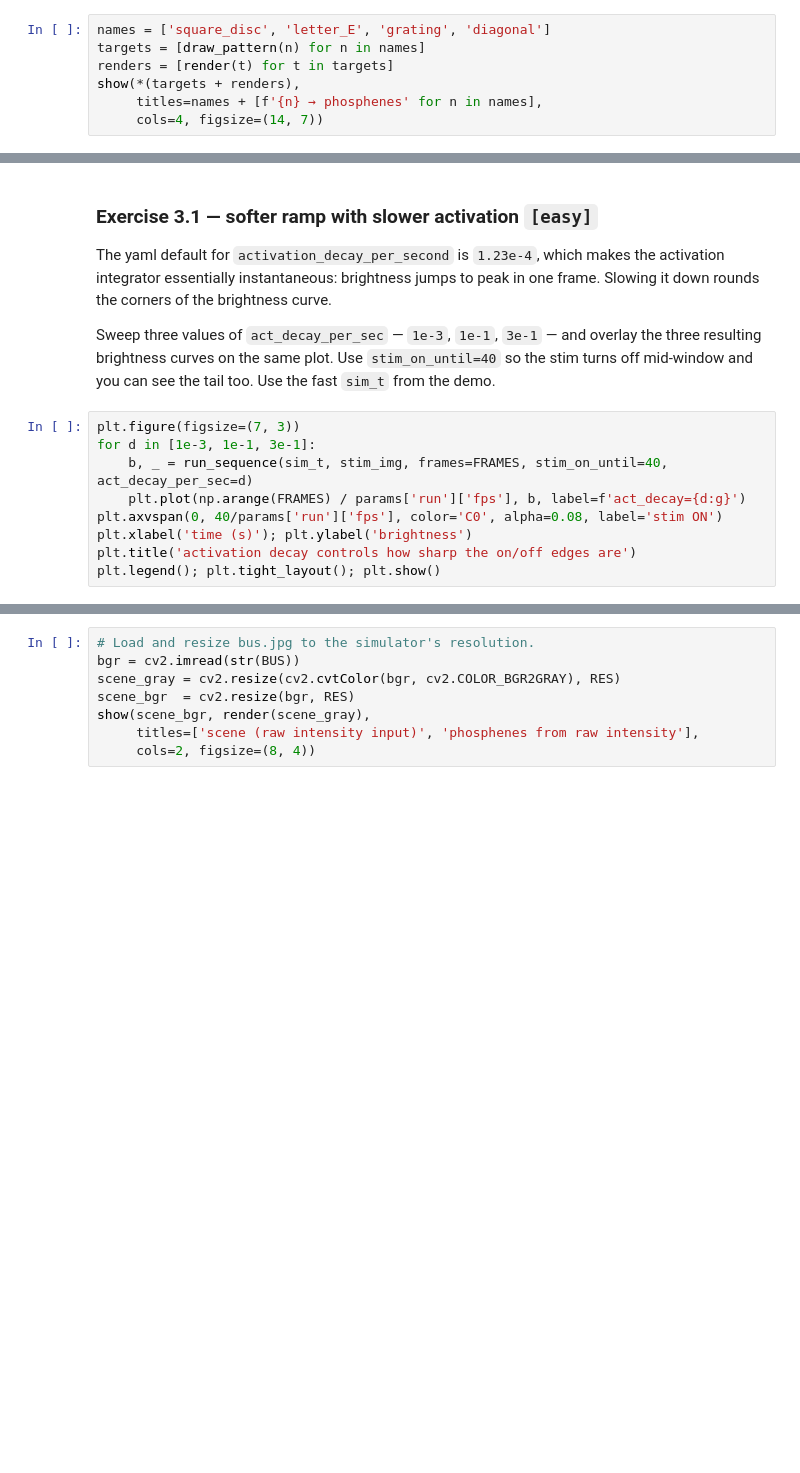
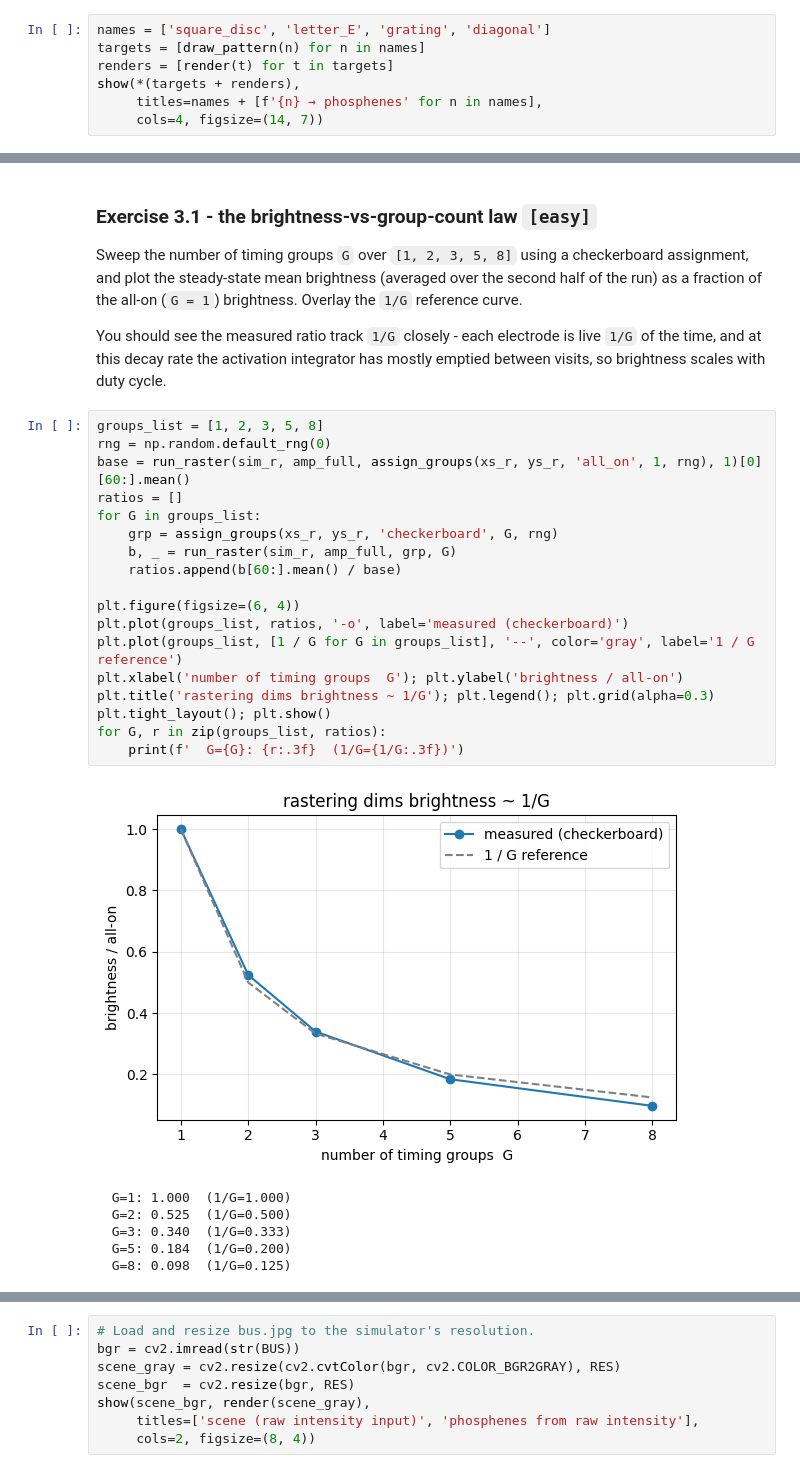
Before and after one commit to NeuroTechHub/AIMD_bootcamp, a Jupyter notebook: modules/M4-phosphene-simulation/phosphene-simulation-solution.ipynb, the cells around one changed output, grey strips where cells are left out. Cells and saved outputs as stored; diff of their text form; blank space fills up the shorter version.

```diff
--- a/modules/M4-phosphene-simulation/phosphene-simulation-solution.ipynb
+++ b/modules/M4-phosphene-simulation/phosphene-simulation-solution.ipynb
@@ -500,22 +592,37 @@ plt.tight_layout(); plt.show()
 # %% [markdown]
-### Exercise 3.1 — softer ramp with slower activation `[easy]`
+### Exercise 3.1 - the brightness-vs-group-count law `[easy]`
 
-The yaml default for `activation_decay_per_second` is `1.23e-4`, which
-makes the activation integrator essentially instantaneous: brightness
-jumps to peak in one frame. Slowing it down rounds the corners of the
-brightness curve.
+Sweep the number of timing groups `G` over `[1, 2, 3, 5, 8]` using a
+checkerboard assignment, and plot the steady-state mean brightness
+(averaged over the second half of the run) as a fraction of the all-on
+(`G = 1`) brightness. Overlay the `1/G` reference curve.
 
-Sweep three values of `act_decay_per_sec` — `1e-3`, `1e-1`, `3e-1` — and overlay
-the three resulting brightness curves on the same plot. Use
-`stim_on_until=40` so the stim turns off mid-window and you can see the
-tail too. Use the fast `sim_t` from the demo.
+You should see the measured ratio track `1/G` closely - each electrode is
+live `1/G` of the time, and at this decay rate the activation integrator
+has mostly emptied between visits, so brightness scales with duty cycle.
 # %%
-plt.figure(figsize=(7, 3))
-for d in [1e-3, 1e-1, 3e-1]:
-    b, _ = run_sequence(sim_t, stim_img, frames=FRAMES, stim_on_until=40, act_decay_per_sec=d)
-    plt.plot(np.arange(FRAMES) / params['run']['fps'], b, label=f'act_decay={d:g}')
-plt.axvspan(0, 40/params['run']['fps'], color='C0', alpha=0.08, label='stim ON')
-plt.xlabel('time (s)'); plt.ylabel('brightness')
-plt.title('activation decay controls how sharp the on/off edges are')
-plt.legend(); plt.tight_layout(); plt.show()
+groups_list = [1, 2, 3, 5, 8]
+rng = np.random.default_rng(0)
+base = run_raster(sim_r, amp_full, assign_groups(xs_r, ys_r, 'all_on', 1, rng), 1)[0][60:].mean()
+ratios = []
+for G in groups_list:
+    grp = assign_groups(xs_r, ys_r, 'checkerboard', G, rng)
+    b, _ = run_raster(sim_r, amp_full, grp, G)
+    ratios.append(b[60:].mean() / base)
+
+plt.figure(figsize=(6, 4))
+plt.plot(groups_list, ratios, '-o', label='measured (checkerboard)')
+plt.plot(groups_list, [1 / G for G in groups_list], '--', color='gray', label='1 / G reference')
+plt.xlabel('number of timing groups  G'); plt.ylabel('brightness / all-on')
+plt.title('rastering dims brightness ~ 1/G'); plt.legend(); plt.grid(alpha=0.3)
+plt.tight_layout(); plt.show()
+for G, r in zip(groups_list, ratios):
+    print(f'  G={G}: {r:.3f}  (1/G={1/G:.3f})')
+# %% [output]
+[figure, added]
+  G=1: 1.000  (1/G=1.000)
+  G=2: 0.525  (1/G=0.500)
+  G=3: 0.340  (1/G=0.333)
+  G=5: 0.184  (1/G=0.200)
+  G=8: 0.098  (1/G=0.125)
 # %% [markdown]
```
Also changed, not shown: parts of 35 cells of this notebook, 5 other files.
